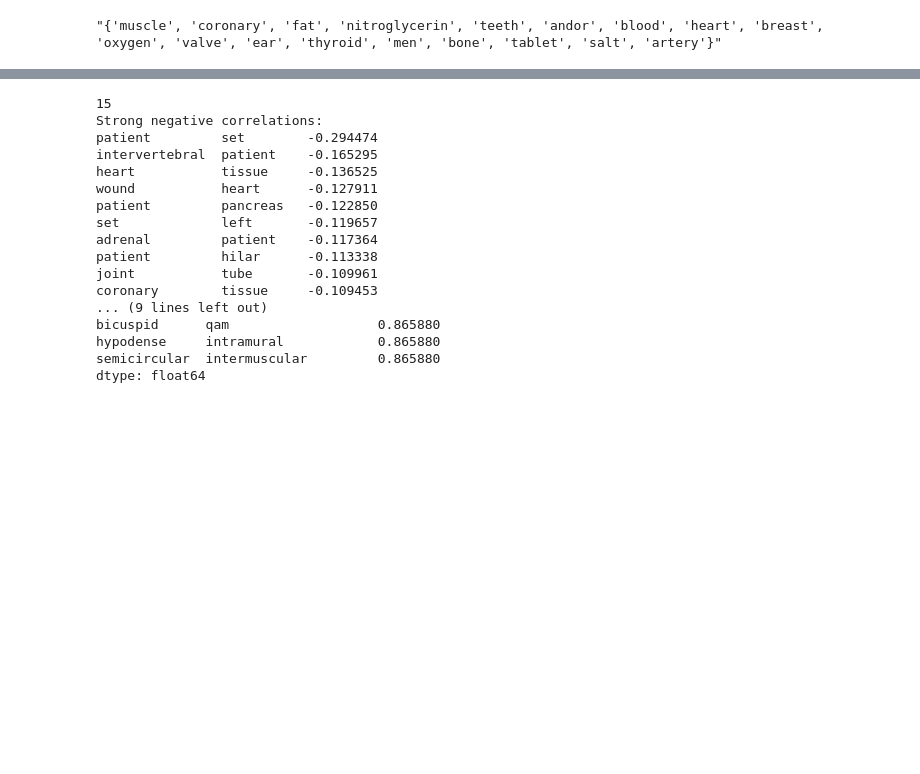
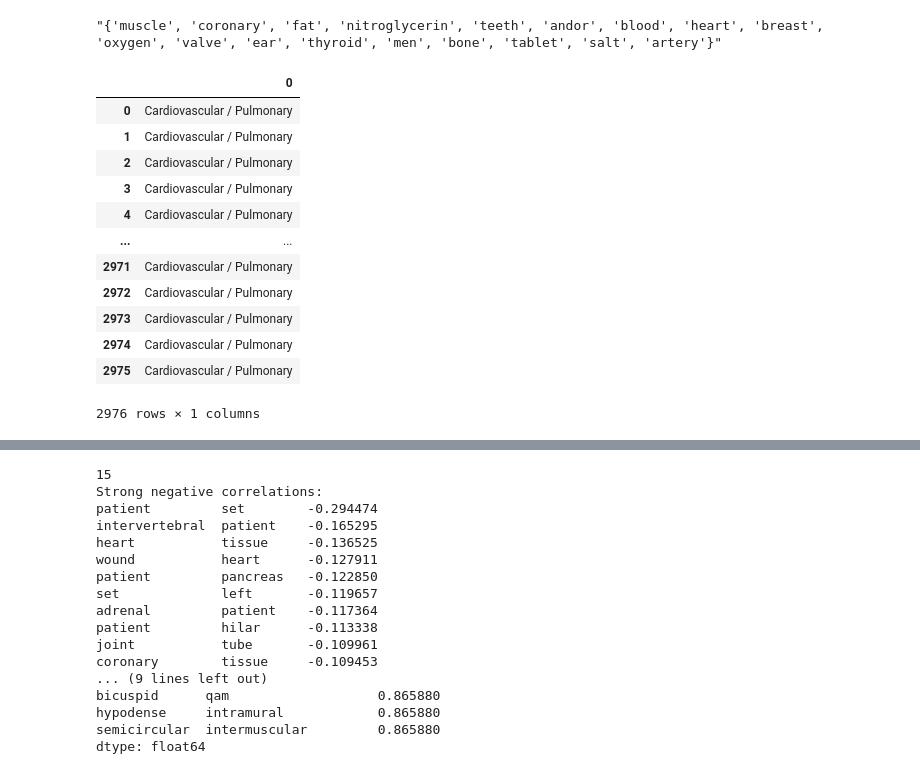
Before and after one commit to Tara-Sophia/NLP_Masterthesis, a Jupyter notebook: notebooks/04-hp-lr-pipeline-lime.ipynb, the cells around one changed output, grey strips where cells are left out. Drawn from its saved outputs; the diff is of its cells as text; code cells hidden in the pictures; blank space fills up the shorter version.

```diff
--- a/notebooks/04-hp-lr-pipeline-lime.ipynb
+++ b/notebooks/04-hp-lr-pipeline-lime.ipynb
@@ -56,6 +56,24 @@ def split_data(X, y):
     return X_train, X_test, y_train, y_test
 
 X_train, X_test, y_train, y_test = split_data(df_test_X, df_test_label)
+# %%
+# transform df_test_label to dataframe
+df_label = pd.DataFrame(df_test_label)
+df_label
+# %% [output]
+|  | 0 |
+| 0 | Cardiovascular / Pulmonary |
+| 1 | Cardiovascular / Pulmonary |
+| 2 | Cardiovascular / Pulmonary |
+| 3 | Cardiovascular / Pulmonary |
+| 4 | Cardiovascular / Pulmonary |
+| ... | ... |
+| 2971 | Cardiovascular / Pulmonary |
+| 2972 | Cardiovascular / Pulmonary |
+| 2973 | Cardiovascular / Pulmonary |
+| 2974 | Cardiovascular / Pulmonary |
+| 2975 | Cardiovascular / Pulmonary |
+2976 rows × 1 columns
 # %%
 # vectorize df_test_X for correlation matrix between features
 vectorizer = CountVectorizer()
```
Also changed, not shown: parts of 2 cells of this notebook.
